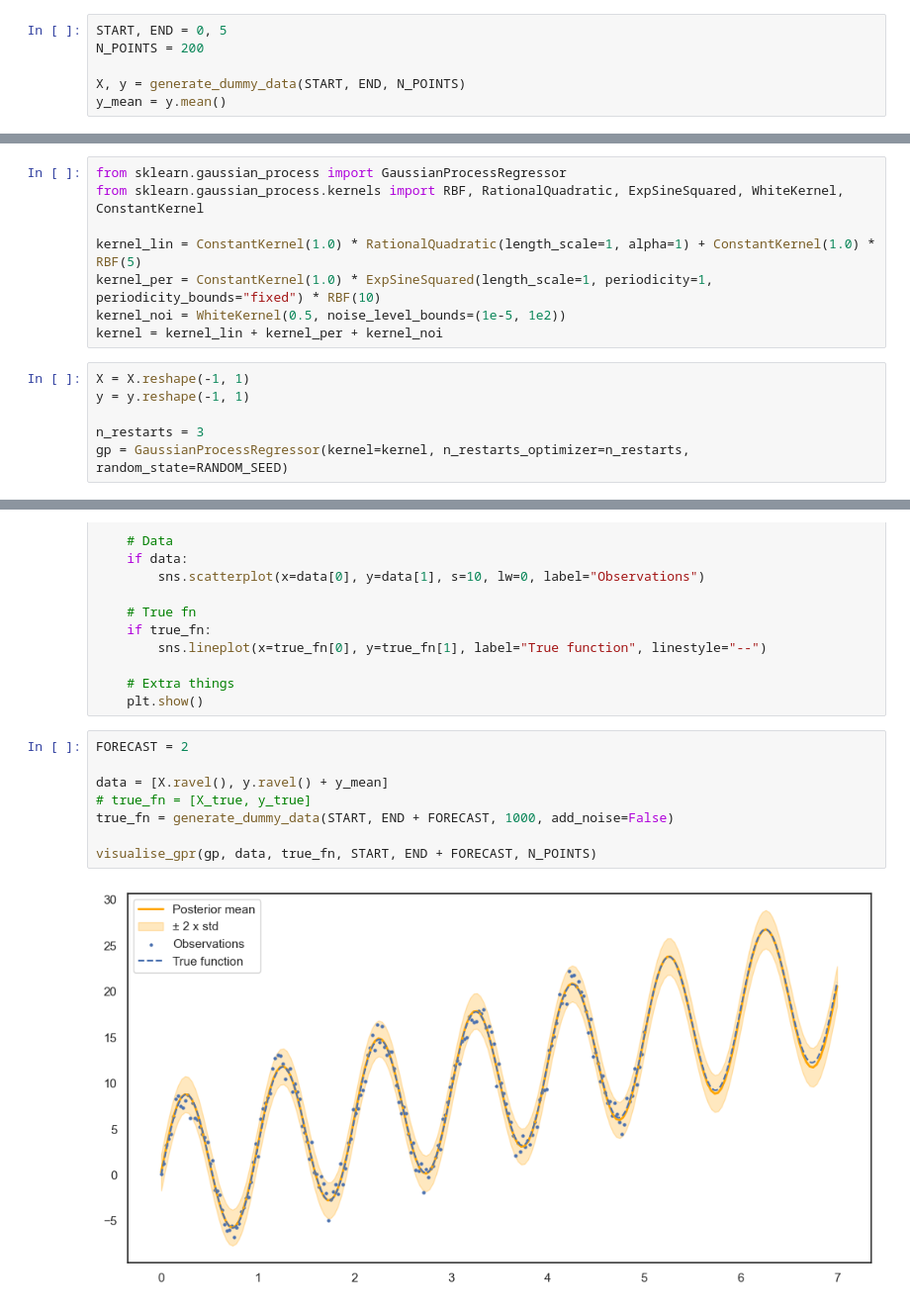
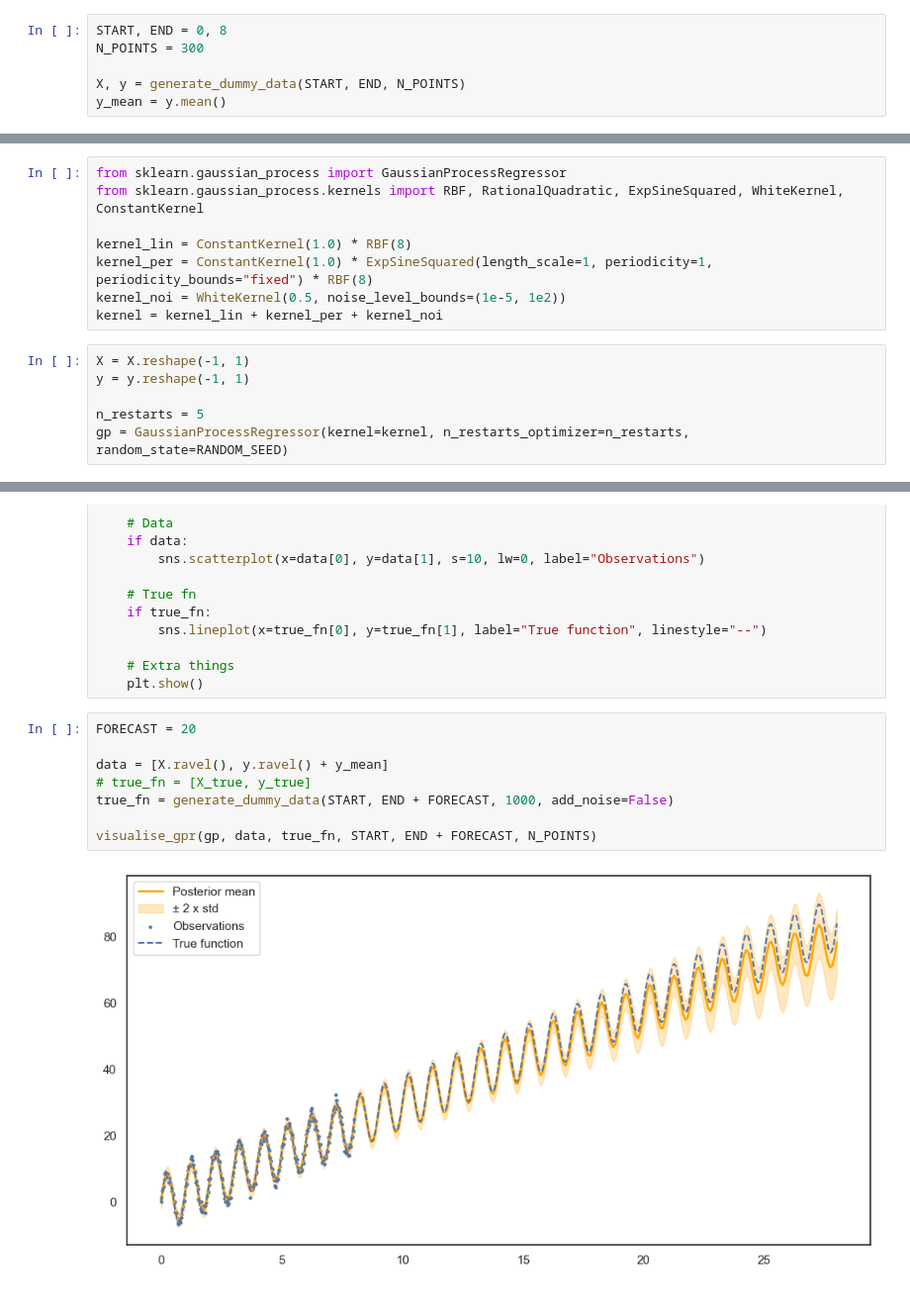
Before and after one commit to EthanGTJones/STAT3008-Group-Project, a Jupyter notebook: artificial_data.ipynb, the cells around one changed output, grey strips where cells are left out. Shown at 99% size. Drawn from its saved outputs; the diff is of its cells as text.

```diff
--- a/artificial_data.ipynb
+++ b/artificial_data.ipynb
@@ -65,8 +65,8 @@ def generate_dummy_data(
     Y = trend + seasonality + noise
     return (X, Y)
 # %%
-START, END = 0, 5
-N_POINTS = 200
+START, END = 0, 8
+N_POINTS = 300
 
 X, y = generate_dummy_data(START, END, N_POINTS)
 y_mean = y.mean()
@@ -99,15 +99,15 @@ $$k(x,x') = k_{RQ} + k_{ESS} + k_{WN}$$
 from sklearn.gaussian_process import GaussianProcessRegressor
 from sklearn.gaussian_process.kernels import RBF, RationalQuadratic, ExpSineSquared, WhiteKernel, ConstantKernel
 
-kernel_lin = ConstantKernel(1.0) * RationalQuadratic(length_scale=1, alpha=1) + ConstantKernel(1.0) * RBF(5)
-kernel_per = ConstantKernel(1.0) * ExpSineSquared(length_scale=1, periodicity=1, periodicity_bounds="fixed") * RBF(10)
+kernel_lin = ConstantKernel(1.0) * RBF(8)
+kernel_per = ConstantKernel(1.0) * ExpSineSquared(length_scale=1, periodicity=1, periodicity_bounds="fixed") * RBF(8)
 kernel_noi = WhiteKernel(0.5, noise_level_bounds=(1e-5, 1e2))
 kernel = kernel_lin + kernel_per + kernel_noi
 # %%
 X = X.reshape(-1, 1)
 y = y.reshape(-1, 1)
 
-n_restarts = 3
+n_restarts = 5
 gp = GaussianProcessRegressor(kernel=kernel, n_restarts_optimizer=n_restarts, random_state=RANDOM_SEED)
 # %%
 gp.fit(X, y)
@@ -174,12 +174,12 @@ def visualise_gpr(
     # Extra things
     plt.show()
 # %%
-FORECAST = 2
+FORECAST = 20
 
 data = [X.ravel(), y.ravel() + y_mean]
 # true_fn = [X_true, y_true]
 true_fn = generate_dummy_data(START, END + FORECAST, 1000, add_noise=False)
 
 visualise_gpr(gp, data, true_fn, START, END + FORECAST, N_POINTS)
 # %% [output]
-[figure, old version]
+[figure, new version]
```
Also changed, not shown: parts of 8 cells of this notebook.
